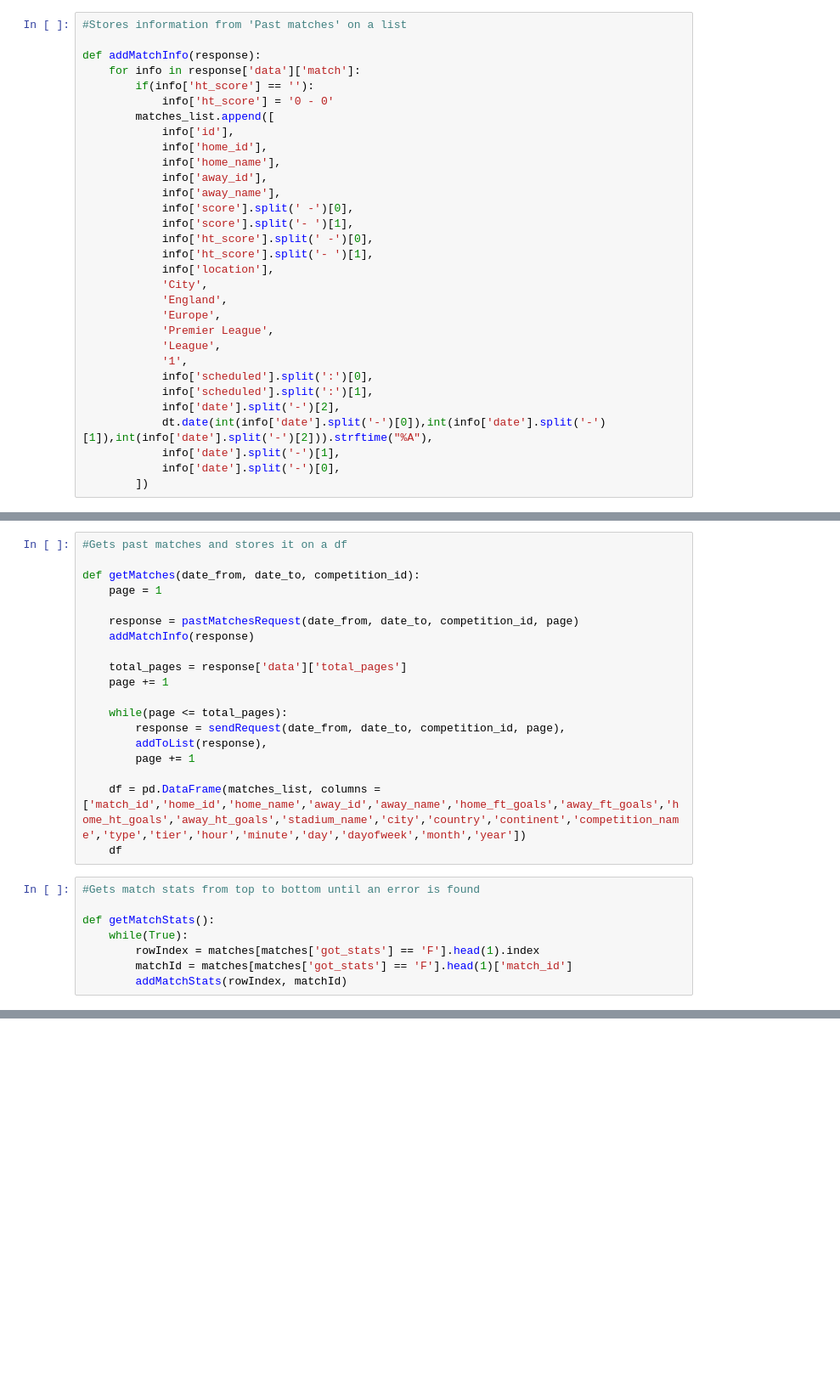
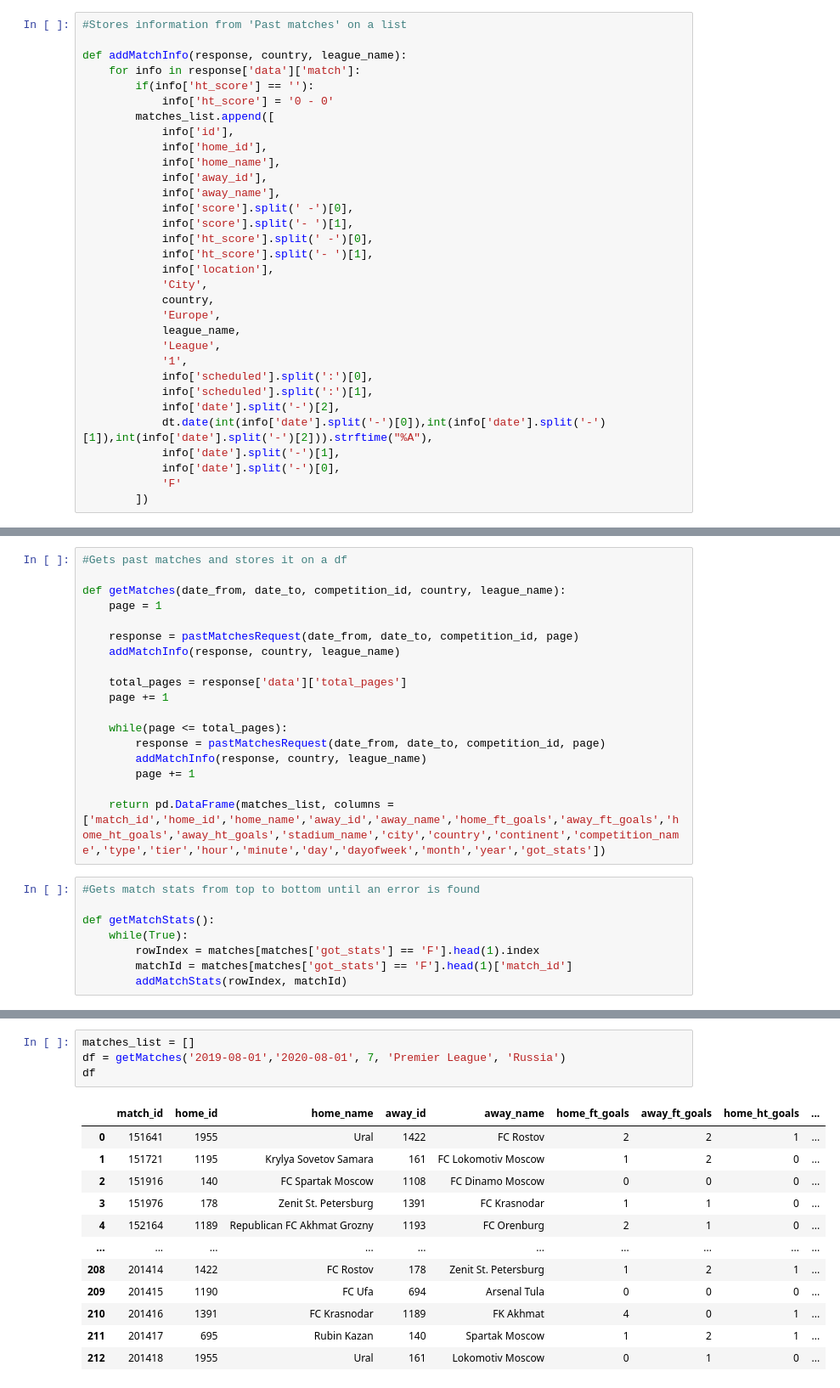
Before and after one commit to RicardoBoia2017/FEUP_ADAD, a Jupyter notebook: ADAD.ipynb, the cells around one changed output, grey strips where cells are left out. Shown: that part at 85% size. Cells and saved outputs as stored; diff of their text form; blank space fills up the shorter version.

Commit message:
Adding matches from competition id 1 through 8

```diff
--- a/ADAD.ipynb
+++ b/ADAD.ipynb
@@ -60,7 +46,7 @@ def matchStatsRequest(match_id):
 # %%
 #Stores information from 'Past matches' on a list
 
-def addMatchInfo(response):
+def addMatchInfo(response, country, league_name):
     for info in response['data']['match']:
         if(info['ht_score'] == ''):
             info['ht_score'] = '0 - 0'
@@ -76,9 +62,9 @@ def addMatchInfo(response):
             info['ht_score'].split('- ')[1],
             info['location'],
             'City',
-            'England',
+            country,
             'Europe',
-            'Premier League',
+            league_name,
             'League',
             '1',
             info['scheduled'].split(':')[0],
@@ -87,6 +73,7 @@ def addMatchInfo(response):
             dt.date(int(info['date'].split('-')[0]),int(info['date'].split('-')[1]),int(info['date'].split('-')[2])).strftime("%A"),
             info['date'].split('-')[1],
             info['date'].split('-')[0],
+            'F'
         ])
 # %%
 #Updates df with 'Match stats' information
@@ -116,22 +103,21 @@ def addMatchStats(rowIndex, matchId):
 # %%
 #Gets past matches and stores it on a df
 
-def getMatches(date_from, date_to, competition_id):
+def getMatches(date_from, date_to, competition_id, country, league_name):
     page = 1
 
     response = pastMatchesRequest(date_from, date_to, competition_id, page)
-    addMatchInfo(response)
+    addMatchInfo(response, country, league_name)
 
     total_pages = response['data']['total_pages']
     page += 1
 
     while(page <= total_pages):
-        response = sendRequest(date_from, date_to, competition_id, page),
-        addToList(response),
+        response = pastMatchesRequest(date_from, date_to, competition_id, page)
+        addMatchInfo(response, country, league_name)
         page += 1
 
-    df = pd.DataFrame(matches_list, columns =['match_id','home_id','home_name','away_id','away_name','home_ft_goals','away_ft_goals','home_ht_goals','away_ht_goals','stadium_name','city','country','continent','competition_name','type','tier','hour','minute','day','dayofweek','month','year'])
-    df
+    return pd.DataFrame(matches_list, columns =['match_id','home_id','home_name','away_id','away_name','home_ft_goals','away_ft_goals','home_ht_goals','away_ht_goals','stadium_name','city','country','continent','competition_name','type','tier','hour','minute','day','dayofweek','month','year','got_stats'])
 # %%
 #Gets match stats from top to bottom until an error is found
 
@@ -170,0 +147,17 @@ NameError: name 'sendRequest' is not defined
+# %%
+matches_list = []
+df = getMatches('2019-08-01','2020-08-01', 7, 'Premier League', 'Russia')
+df
+# %% [output]
+|  | match_id | home_id | home_name | away_id | away_name | home_ft_goals | away_ft_goals | home_ht_goals | ... |
+| 0 | 151641 | 1955 | Ural | 1422 | FC Rostov | 2 | 2 | 1 | ... |
+| 1 | 151721 | 1195 | Krylya Sovetov Samara | 161 | FC Lokomotiv Moscow | 1 | 2 | 0 | ... |
+| 2 | 151916 | 140 | FC Spartak Moscow | 1108 | FC Dinamo Moscow | 0 | 0 | 0 | ... |
+| 3 | 151976 | 178 | Zenit St. Petersburg | 1391 | FC Krasnodar | 1 | 1 | 0 | ... |
+| 4 | 152164 | 1189 | Republican FC Akhmat Grozny | 1193 | FC Orenburg | 2 | 1 | 0 | ... |
+| ... | ... | ... | ... | ... | ... | ... | ... | ... | ... |
+| 208 | 201414 | 1422 | FC Rostov | 178 | Zenit St. Petersburg | 1 | 2 | 1 | ... |
+| 209 | 201415 | 1190 | FC Ufa | 694 | Arsenal Tula | 0 | 0 | 0 | ... |
+| 210 | 201416 | 1391 | FC Krasnodar | 1189 | FK Akhmat | 4 | 0 | 1 | ... |
+| 211 | 201417 | 695 | Rubin Kazan | 140 | Spartak Moscow | 1 | 2 | 1 | ... |
+| 212 | 201418 | 1955 | Ural | 161 | Lokomotiv Moscow | 0 | 1 | 0 | ... |
```
Also changed, not shown: parts of 9 cells of this notebook, 1 other file.
